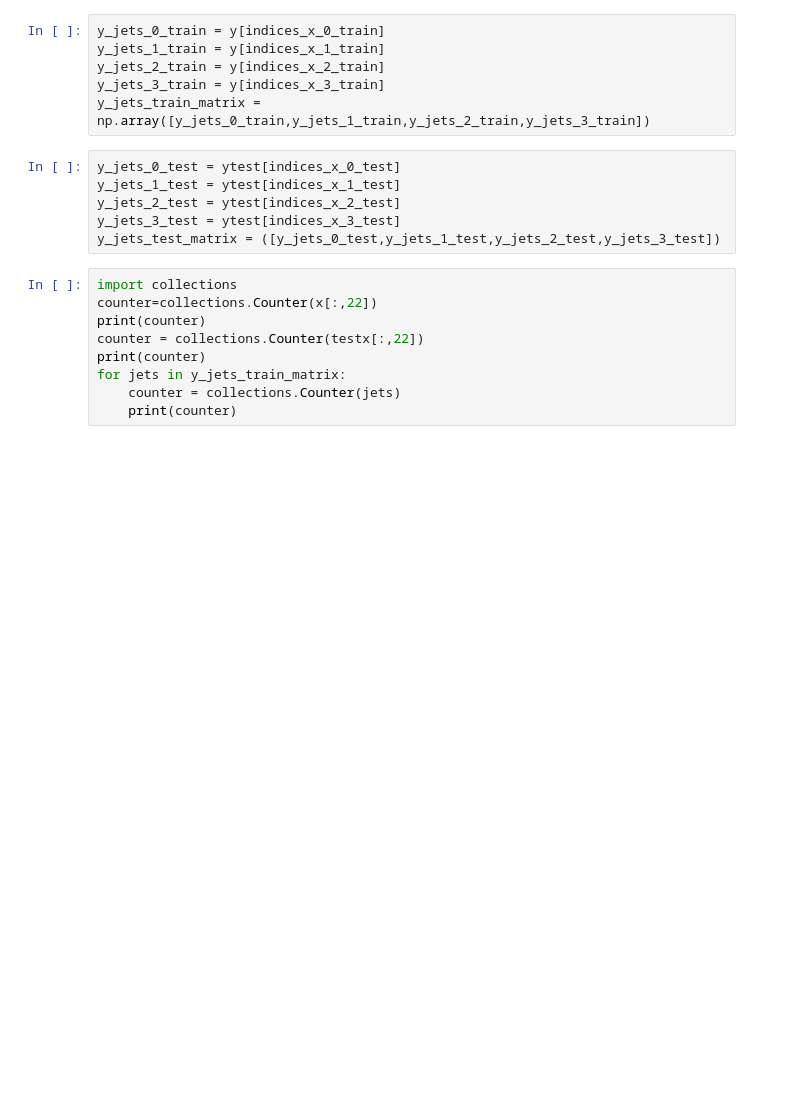
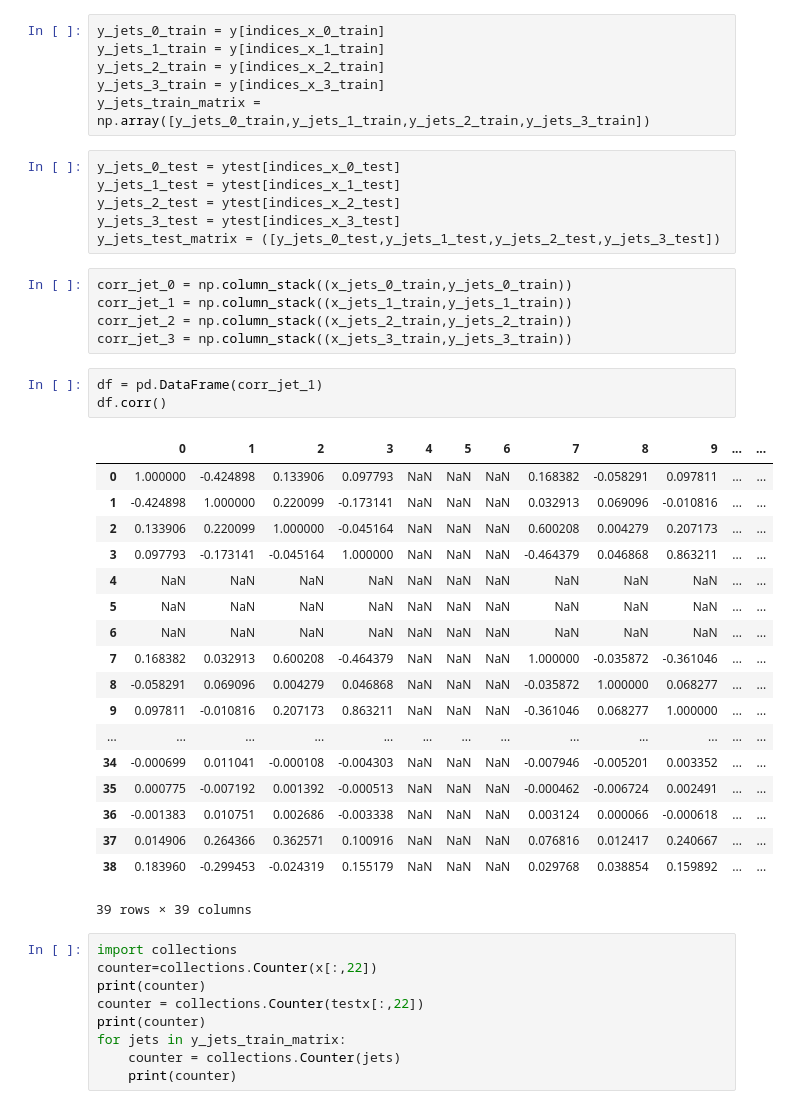
Before and after one commit to puccife/ML_2017, a Jupyter notebook: project1/Project_1.ipynb, the cells around one changed output. Saved outputs shown, nothing was run; the diff lists cells and outputs as text; blank space fills up the shorter version.

```diff
--- a/project1/Project_1.ipynb
+++ b/project1/Project_1.ipynb
@@ -192,6 +193,33 @@ y_jets_1_test = ytest[indices_x_1_test]
 y_jets_2_test = ytest[indices_x_2_test]
 y_jets_3_test = ytest[indices_x_3_test]
 y_jets_test_matrix = ([y_jets_0_test,y_jets_1_test,y_jets_2_test,y_jets_3_test])
+# %%
+corr_jet_0 = np.column_stack((x_jets_0_train,y_jets_0_train))
+corr_jet_1 = np.column_stack((x_jets_1_train,y_jets_1_train))
+corr_jet_2 = np.column_stack((x_jets_2_train,y_jets_2_train))
+corr_jet_3 = np.column_stack((x_jets_3_train,y_jets_3_train))
+# %%
+df = pd.DataFrame(corr_jet_1)
+df.corr()
+# %% [output]
+|  | 0 | 1 | 2 | 3 | 4 | 5 | 6 | 7 | 8 | 9 | ... | ... |
+| 0 | 1.000000 | -0.424898 | 0.133906 | 0.097793 | NaN | NaN | NaN | 0.168382 | -0.058291 | 0.097811 | ... | ... |
+| 1 | -0.424898 | 1.000000 | 0.220099 | -0.173141 | NaN | NaN | NaN | 0.032913 | 0.069096 | -0.010816 | ... | ... |
+| 2 | 0.133906 | 0.220099 | 1.000000 | -0.045164 | NaN | NaN | NaN | 0.600208 | 0.004279 | 0.207173 | ... | ... |
+| 3 | 0.097793 | -0.173141 | -0.045164 | 1.000000 | NaN | NaN | NaN | -0.464379 | 0.046868 | 0.863211 | ... | ... |
+| 4 | NaN | NaN | NaN | NaN | NaN | NaN | NaN | NaN | NaN | NaN | ... | ... |
+| 5 | NaN | NaN | NaN | NaN | NaN | NaN | NaN | NaN | NaN | NaN | ... | ... |
+| 6 | NaN | NaN | NaN | NaN | NaN | NaN | NaN | NaN | NaN | NaN | ... | ... |
+| 7 | 0.168382 | 0.032913 | 0.600208 | -0.464379 | NaN | NaN | NaN | 1.000000 | -0.035872 | -0.361046 | ... | ... |
+| 8 | -0.058291 | 0.069096 | 0.004279 | 0.046868 | NaN | NaN | NaN | -0.035872 | 1.000000 | 0.068277 | ... | ... |
+| 9 | 0.097811 | -0.010816 | 0.207173 | 0.863211 | NaN | NaN | NaN | -0.361046 | 0.068277 | 1.000000 | ... | ... |
+| ... | ... | ... | ... | ... | ... | ... | ... | ... | ... | ... | ... | ... |
+| 34 | -0.000699 | 0.011041 | -0.000108 | -0.004303 | NaN | NaN | NaN | -0.007946 | -0.005201 | 0.003352 | ... | ... |
+| 35 | 0.000775 | -0.007192 | 0.001392 | -0.000513 | NaN | NaN | NaN | -0.000462 | -0.006724 | 0.002491 | ... | ... |
+| 36 | -0.001383 | 0.010751 | 0.002686 | -0.003338 | NaN | NaN | NaN | 0.003124 | 0.000066 | -0.000618 | ... | ... |
+| 37 | 0.014906 | 0.264366 | 0.362571 | 0.100916 | NaN | NaN | NaN | 0.076816 | 0.012417 | 0.240667 | ... | ... |
+| 38 | 0.183960 | -0.299453 | -0.024319 | 0.155179 | NaN | NaN | NaN | 0.029768 | 0.038854 | 0.159892 | ... | ... |
+39 rows × 39 columns
 # %%
 import collections
 counter=collections.Counter(x[:,22])
```
Also changed, not shown: parts of 2 cells of this notebook, 9 other files.
